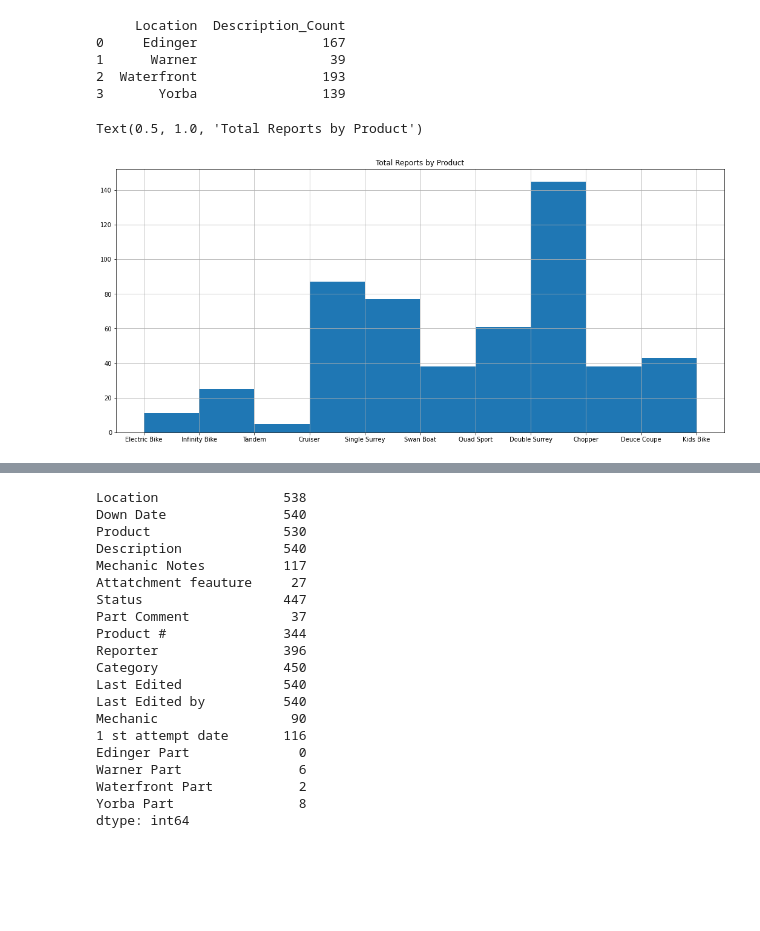
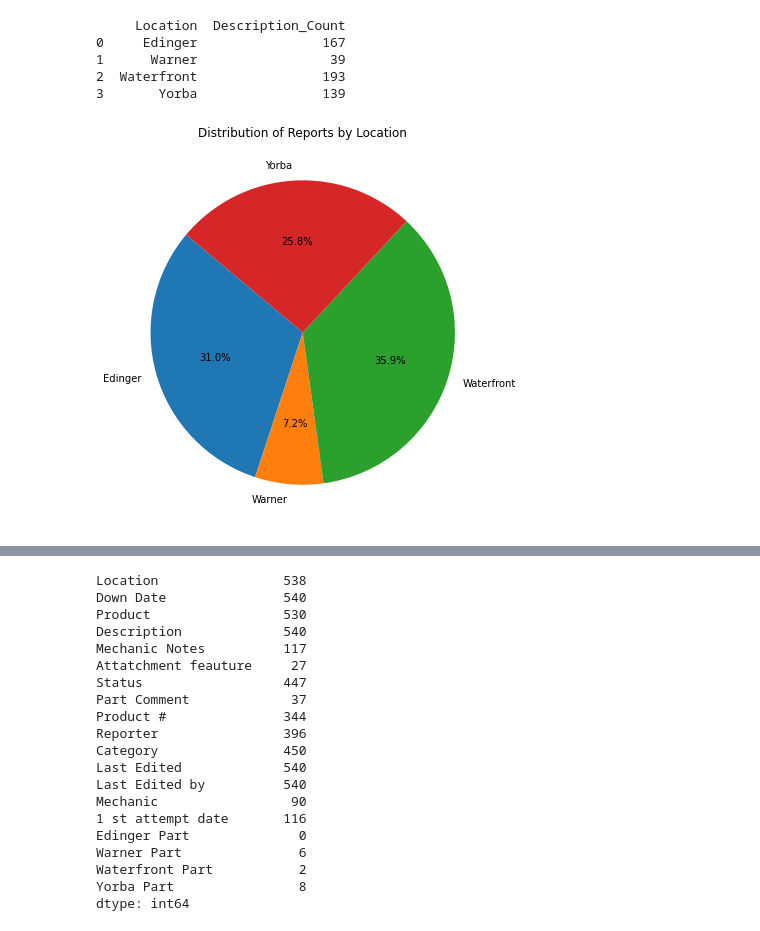
Before and after one commit to robertmounce/Python_Portfolio, a Jupyter notebook: wheel-fun-rentals-cleaning-and-basic-analysis.ipynb, the cells around one changed output, grey strips where cells are left out. Saved outputs shown, nothing was run; the diff lists cells and outputs as text; code cells hidden in the pictures; blank space fills up the shorter version.

```diff
--- a/wheel-fun-rentals-cleaning-and-basic-analysis.ipynb
+++ b/wheel-fun-rentals-cleaning-and-basic-analysis.ipynb
@@ -73,11 +75,20 @@ print(grouped)
 1      Warner                 39
 2  Waterfront                193
 3       Yorba                139
-# %%
-# Distribution of Products
-plt.figure(figsize=(18,8))
-df['Product'].hist()
-plt.title('Total Reports by Product')
-# %% [output]
-Text(0.5, 1.0, 'Total Reports by Product')
-[figure, removed]
+# %%
+# Group by 'Location' and count the 'Description' column
+grouped = df.groupby('Location')['Description'].count().reset_index()
+
+# Rename the columns for clarity
+grouped.columns = ['Location', 'Description_Count']
+
+# Plotting the pie chart
+labels = grouped['Location']
+sizes = grouped['Description_Count']
+
+plt.figure(figsize=(10, 7))
+plt.pie(sizes, labels=labels, autopct='%1.1f%%', startangle=140)
+plt.title('Distribution of Reports by Location')
+plt.show()
+# %% [output]
+[figure, added]
```
Also changed, not shown: parts of 16 cells of this notebook.
